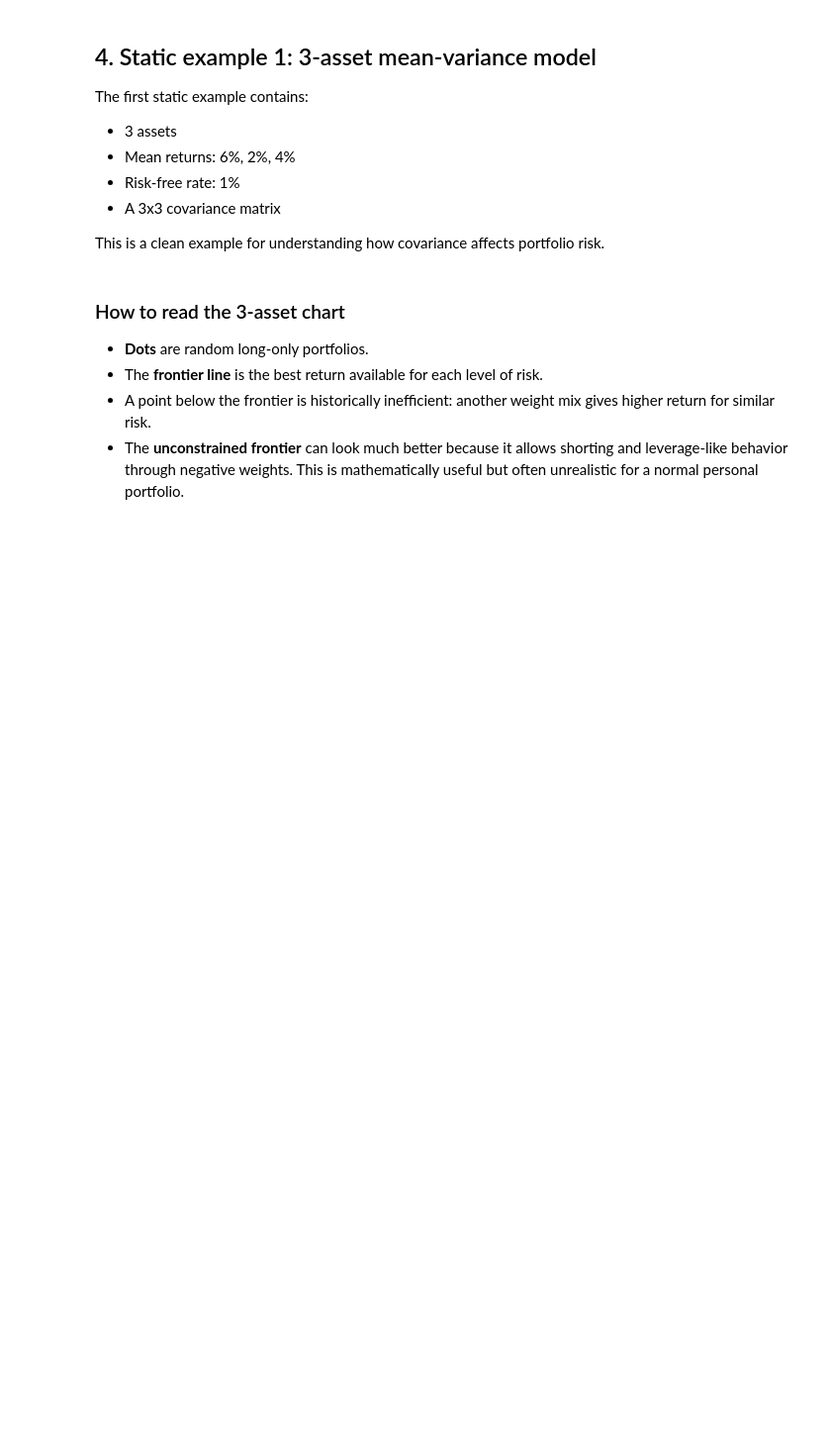
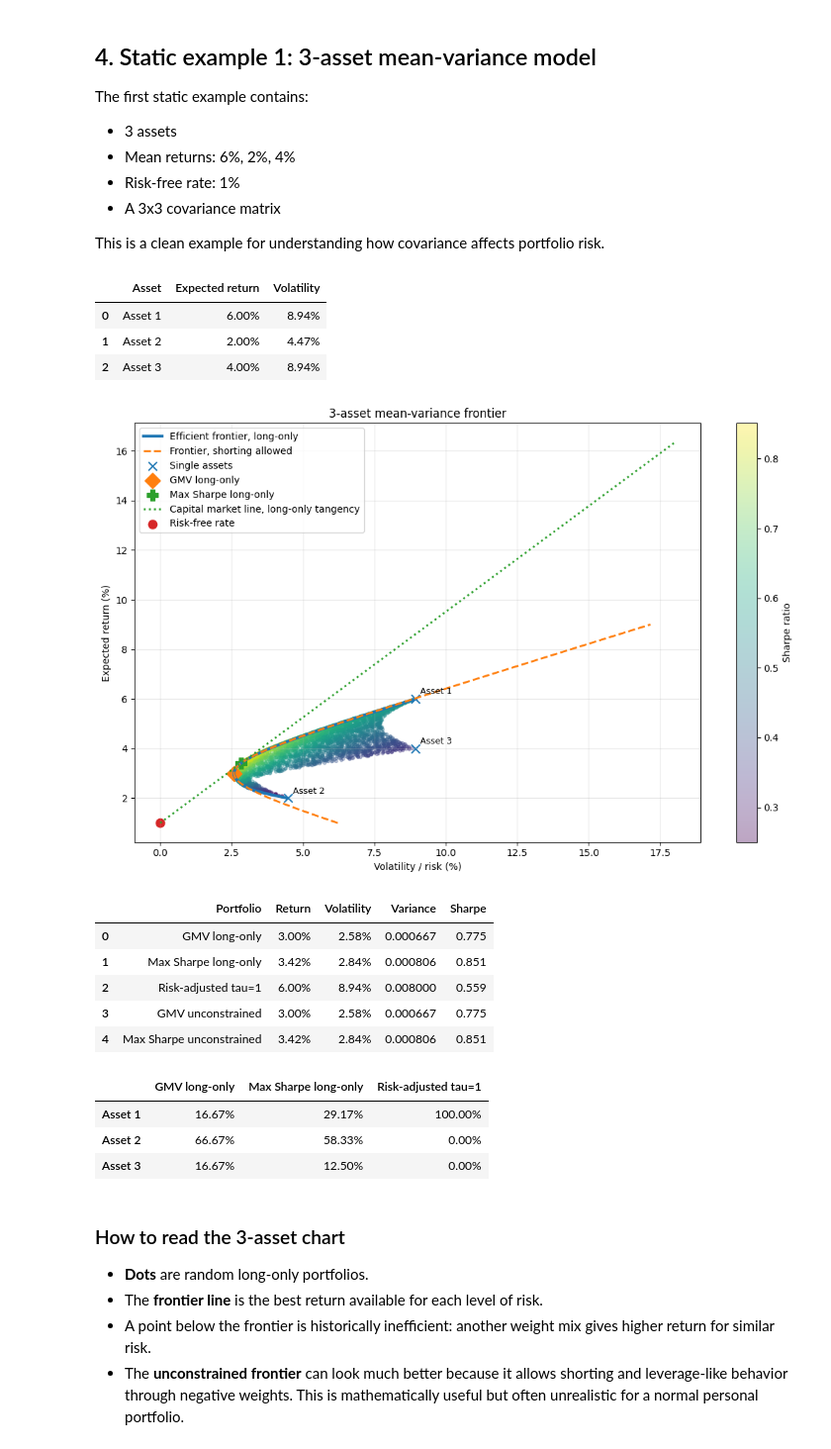
Before and after one commit to PathornKiti/financial-student-lecture, a Jupyter notebook: notebook/lecture/nb_mean_variance.ipynb, the cells around one changed output. Shown at 99% size. Cells and saved outputs as stored; diff of their text form; code cells hidden in the pictures; blank space fills up the shorter version.

```diff
--- a/notebook/lecture/nb_mean_variance.ipynb
+++ b/notebook/lecture/nb_mean_variance.ipynb
@@ -459,33 +459,49 @@ This is a clean example for understanding how covariance affects portfolio risk.
 # %%
 # ============================================================
 # 4.1 Embedded data for the 3-asset example
 # ============================================================
 assignment_asset_names = ["Asset 1", "Asset 2", "Asset 3"]
 assignment_mu = np.array([6, 2, 4], dtype=float) / 100  # percent -> decimal
 assignment_cov = np.array([
     [ 0.008, -0.002,  0.004],
     [-0.002,  0.002, -0.002],
     [ 0.004, -0.002,  0.008],
 ], dtype=float)
 assignment_rf = 0.01
 
 asset_table = pd.DataFrame({
     "Asset": assignment_asset_names,
     "Expected return": assignment_mu,
     "Volatility": np.sqrt(np.diag(assignment_cov)),
 })
 display(format_pct_table(asset_table, pct_cols=("Expected return", "Volatility")))
 
 assignment_results = plot_efficient_frontier(
     assignment_mu, assignment_cov, assignment_asset_names,
     rf=assignment_rf,
     title="3-asset mean-variance frontier",
     n_random=4000,
     max_weight=1.0,
 )
 
 display(format_pct_table(assignment_results["summary"]))
-display(assignment_results["weights"].applymap(lambda x: f"{x:.2%}"))
+display(assignment_results["weights"].map(lambda x: f"{x:.2%}"))
+# %% [output]
+|  | Asset | Expected return | Volatility |
+| 0 | Asset 1 | 6.00% | 8.94% |
+| 1 | Asset 2 | 2.00% | 4.47% |
+| 2 | Asset 3 | 4.00% | 8.94% |
+[figure, added]
+|  | Portfolio | Return | Volatility | Variance | Sharpe |
+| 0 | GMV long-only | 3.00% | 2.58% | 0.000667 | 0.775 |
+| 1 | Max Sharpe long-only | 3.42% | 2.84% | 0.000806 | 0.851 |
+| 2 | Risk-adjusted tau=1 | 6.00% | 8.94% | 0.008000 | 0.559 |
+| 3 | GMV unconstrained | 3.00% | 2.58% | 0.000667 | 0.775 |
+| 4 | Max Sharpe unconstrained | 3.42% | 2.84% | 0.000806 | 0.851 |
+|  | GMV long-only | Max Sharpe long-only | Risk-adjusted tau=1 |
+| Asset 1 | 16.67% | 29.17% | 100.00% |
+| Asset 2 | 66.67% | 58.33% | 0.00% |
+| Asset 3 | 16.67% | 12.50% | 0.00% |
 # %% [markdown]
 ### How to read the 3-asset chart
 
```
Also changed, not shown: parts of 6 cells of this notebook, 2 other files.
